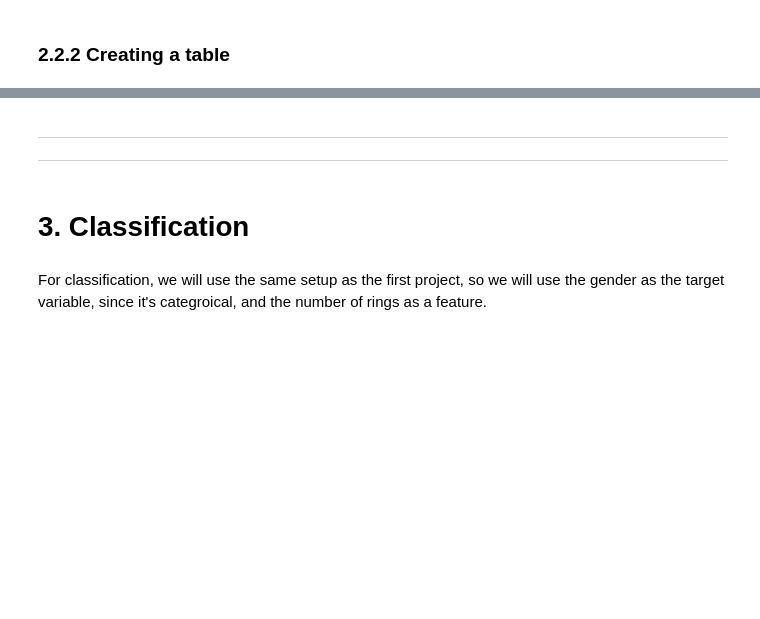
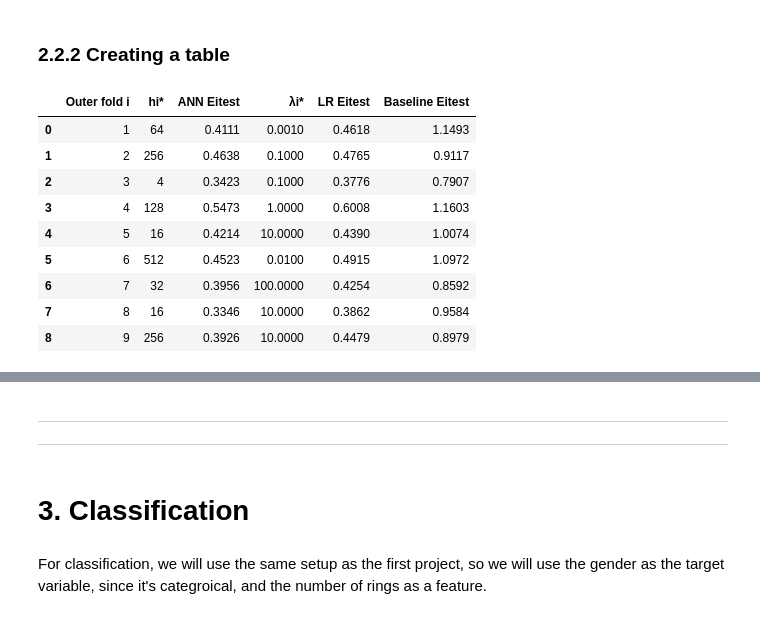
Before and after one commit to AlessandroLongo23/IMLDM_Classification_and_regression, a Jupyter notebook: 2.P. Project 2.ipynb, the cells around one changed output, grey strips where cells are left out. Cells and saved outputs as stored; diff of their text form; code cells hidden in the pictures; blank space fills up the shorter version.

Commit message:
Generated table for regression part 2

```diff
--- a/2.P. Project 2.ipynb
+++ b/2.P. Project 2.ipynb
@@ -612,0 +677,11 @@ print(ann_outer_mse_scores)
+# %%
+baseline_outer_mse_scores, lr_outer_mse_scores, ann_outer_mse_scores = two_level_cross_validation(
+    lambdas=np.logspace(-3, 6, 10),
+    hidden_neurons=[int(math.pow(2, i)) for i in range(10)],
+    outer_K=10,
+    inner_K=10,
+)
+
+print(baseline_outer_mse_scores)
+print(lr_outer_mse_scores)
+print(ann_outer_mse_scores)
@@ -613,2 +692,72 @@ print(ann_outer_mse_scores)
 # %% [markdown]
 ### 2.2.2 Creating a table
+# %%
+import pandas as pd
+from IPython.display import display, HTML
+
+# Create the main data structure
+data = {
+    'Outer fold i': list(range(1, 10)),
+    'h<sub>i</sub><sup>*</sup>': [ann_outer_mse_scores[i]["hidden"] for i in range(1, 10)],
+    'ANN E<sub>i</sub><sup>test</sup>': [ann_outer_mse_scores[i]["mse"] for i in range(1, 10)],
+    'λ<sub>i</sub><sup>*</sup>': [lr_outer_mse_scores[i]["lambda"] for i in range(1, 10)],
+    'LR E<sub>i</sub><sup>test</sup>': [lr_outer_mse_scores[i]["mse"] for i in range(1, 10)],
+    'Baseline E<sub>i</sub><sup>test</sup>': [baseline_outer_mse_scores[i]["mse"] for i in range(1, 10)]
+}
+
+# Create main DataFrame
+df = pd.DataFrame(data)
+
+# Set display options for better formatting
+pd.set_option('display.float_format', lambda x: '{:.4f}'.format(x))
+pd.set_option('display.max_columns', None)
+
+# Style for centered text
+style = """
+<style>
+    table {text-align: center !important;}
+    th {text-align: center !important;}
+    td {text-align: center !important;}
+</style>
+"""
+
+# Display the main table with centered text
+display(HTML(style + df.to_html(escape=False)))
+
+# Create summary DataFrame
+summary_data = {
+    'ANN': [
+        df['ANN E<sub>i</sub><sup>test</sup>'].min(),
+        df['ANN E<sub>i</sub><sup>test</sup>'].mean(),
+        df['ANN E<sub>i</sub><sup>test</sup>'].max()
+    ],
+    'Logistic Regression': [
+        df['LR E<sub>i</sub><sup>test</sup>'].min(),
+        df['LR E<sub>i</sub><sup>test</sup>'].mean(),
+        df['LR E<sub>i</sub><sup>test</sup>'].max()
+    ],
+    'Baseline': [
+        df['Baseline E<sub>i</sub><sup>test</sup>'].min(),
+        df['Baseline E<sub>i</sub><sup>test</sup>'].mean(),
+        df['Baseline E<sub>i</sub><sup>test</sup>'].max()
+    ]
+}
+
+summary_df = pd.DataFrame(
+    summary_data,
+    index=['Best', 'Average', 'Worst']
+)
+
+print("\nSummary Statistics (Test Loss):")
+display(HTML(style + summary_df.round(4).to_html()))
+# %% [output]
+|  | Outer fold i | hi* | ANN Eitest | λi* | LR Eitest | Baseline Eitest |
+| 0 | 1 | 64 | 0.4111 | 0.0010 | 0.4618 | 1.1493 |
+| 1 | 2 | 256 | 0.4638 | 0.1000 | 0.4765 | 0.9117 |
+| 2 | 3 | 4 | 0.3423 | 0.1000 | 0.3776 | 0.7907 |
+| 3 | 4 | 128 | 0.5473 | 1.0000 | 0.6008 | 1.1603 |
+| 4 | 5 | 16 | 0.4214 | 10.0000 | 0.4390 | 1.0074 |
+| 5 | 6 | 512 | 0.4523 | 0.0100 | 0.4915 | 1.0972 |
+| 6 | 7 | 32 | 0.3956 | 100.0000 | 0.4254 | 0.8592 |
+| 7 | 8 | 16 | 0.3346 | 10.0000 | 0.3862 | 0.9584 |
+| 8 | 9 | 256 | 0.3926 | 10.0000 | 0.4479 | 0.8979 |
```
Also changed, not shown: parts of 13 cells of this notebook.
